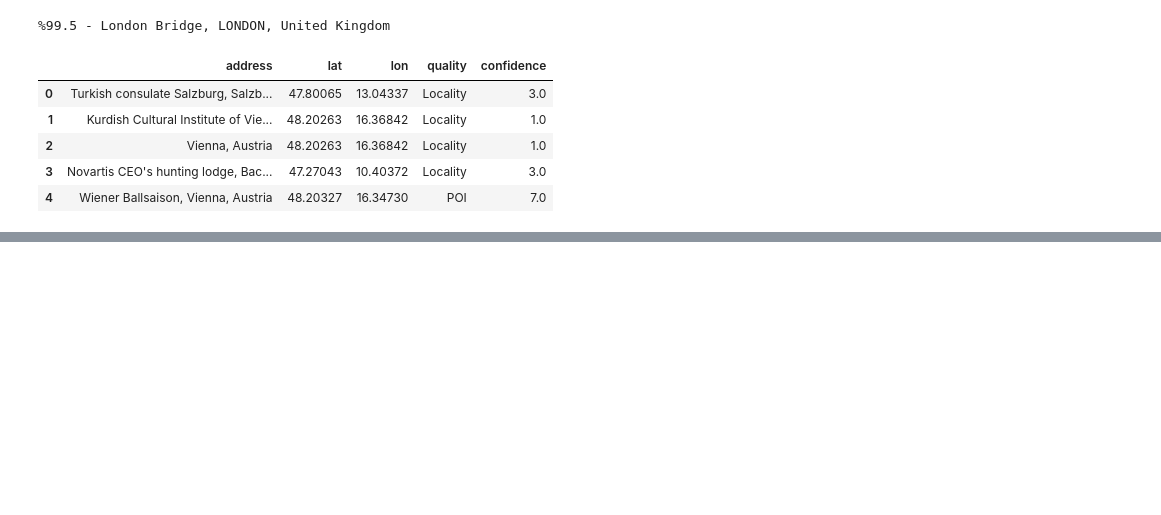
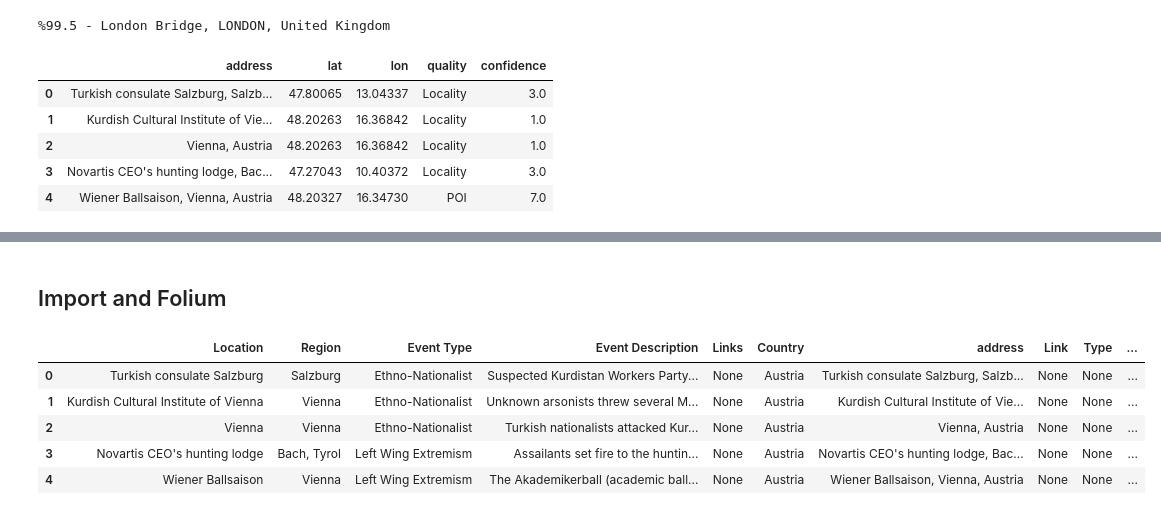
Before and after one commit to cankadir/Radical_Project, a Jupyter notebook: PY/230103_GeoRef_InitialData.ipynb, the cells around one changed output, grey strips where cells are left out. Drawn from its saved outputs; the diff is of its cells as text; code cells hidden in the pictures; blank space fills up the shorter version.

```diff
--- a/PY/230103_GeoRef_InitialData.ipynb
+++ b/PY/230103_GeoRef_InitialData.ipynb
@@ -92,0 +120,12 @@ df_locs.head()
+# %% [markdown]
+## Import and Folium
+# %%
+data = gpd.read_file( 'C:\Git_Repo\Radical_Project\DATA\Radical_Locations.geojson' )
+data.head()
+# %% [output]
+|  | Location | Region | Event Type | Event Description | Links | Country | address | Link | Type | ... |
+| 0 | Turkish consulate Salzburg | Salzburg | Ethno-Nationalist | Suspected Kurdistan Workers Party... | None | Austria | Turkish consulate Salzburg, Salzb... | None | None | ... |
+| 1 | Kurdish Cultural Institute of Vienna | Vienna | Ethno-Nationalist | Unknown arsonists threw several M... | None | Austria | Kurdish Cultural Institute of Vie... | None | None | ... |
+| 2 | Vienna | Vienna | Ethno-Nationalist | Turkish nationalists attacked Kur... | None | Austria | Vienna, Austria | None | None | ... |
+| 3 | Novartis CEO's hunting lodge | Bach, Tyrol | Left Wing Extremism | Assailants set fire to the huntin... | None | Austria | Novartis CEO's hunting lodge, Bac... | None | None | ... |
+| 4 | Wiener Ballsaison | Vienna | Left Wing Extremism | The Akademikerball (academic ball... | None | Austria | Wiener Ballsaison, Vienna, Austria | None | None | ... |
```
Also changed, not shown: parts of 8 cells of this notebook, 2 other files.
